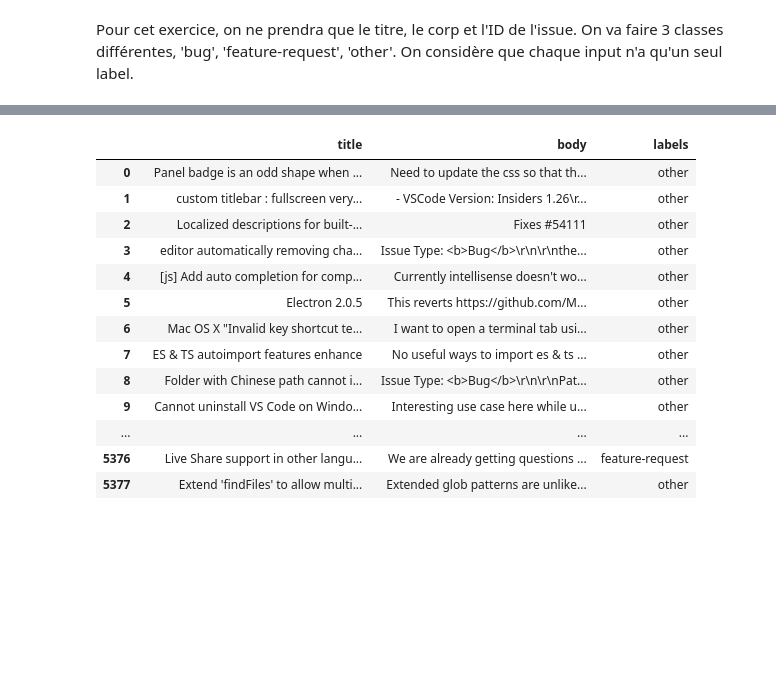
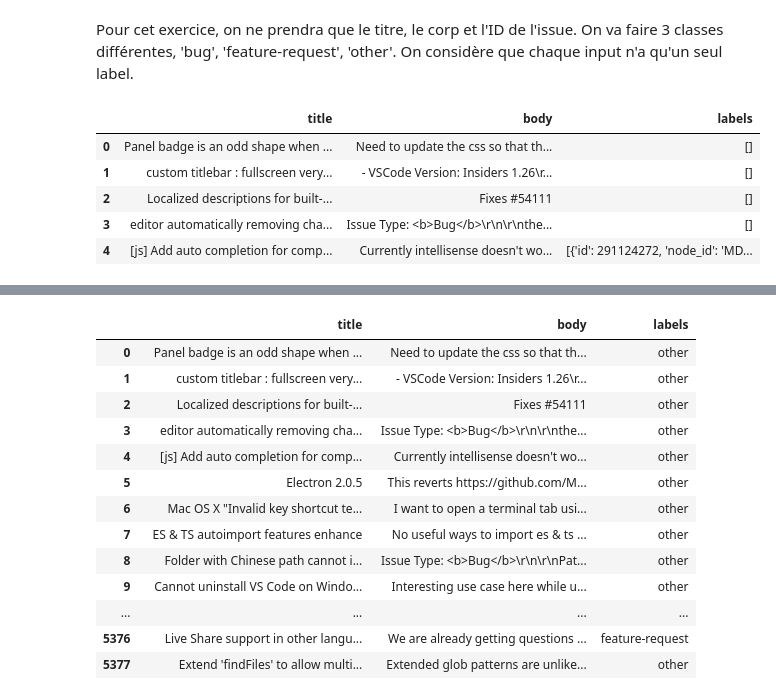
Before and after one commit to AMTheMonkey/DeepLearning, a Jupyter notebook: NLP_VSCode_issues/VSCode_issues.ipynb, the cells around one changed output, grey strips where cells are left out. Cells and saved outputs as stored; diff of their text form; code cells hidden in the pictures; blank space fills up the shorter version.

```diff
--- a/NLP_VSCode_issues/VSCode_issues.ipynb
+++ b/NLP_VSCode_issues/VSCode_issues.ipynb
@@ -23,4 +36,12 @@ def filter_label(labels):
     return LABEL_OTHER
 # %%
 issues = pd.read_csv('./issues.csv') #importation des données téléchargées au préalable
-issues = issues.loc[:,['title','body','labels']]
+issues = issues.loc[:,['title','body','labels']] #On conserve seulement titre, body et labels
+issues.head()
+# %% [output]
+|  | title | body | labels |
+| 0 | Panel badge is an odd shape when ... | Need to update the css so that th... | [] |
+| 1 | custom titlebar : fullscreen very... | - VSCode Version: Insiders 1.26\r... | [] |
+| 2 | Localized descriptions for built-... | Fixes #54111 | [] |
+| 3 | editor automatically removing cha... | Issue Type: <b>Bug</b>\r\n\r\nthe... | [] |
+| 4 | [js] Add auto completion for comp... | Currently intellisense doesn't wo... | [{'id': 291124272, 'node_id': 'MD... |
```
Also changed, not shown: parts of 51 cells of this notebook.
